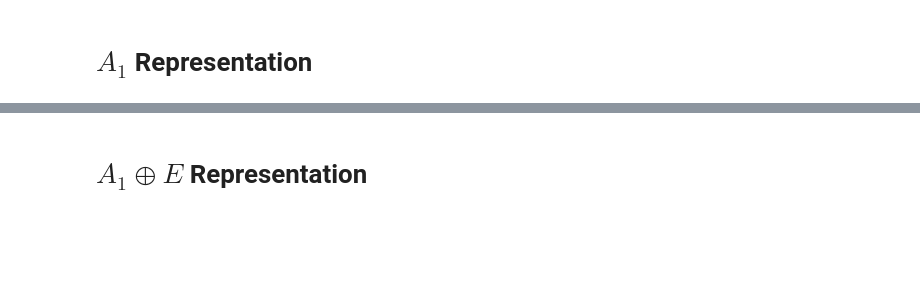
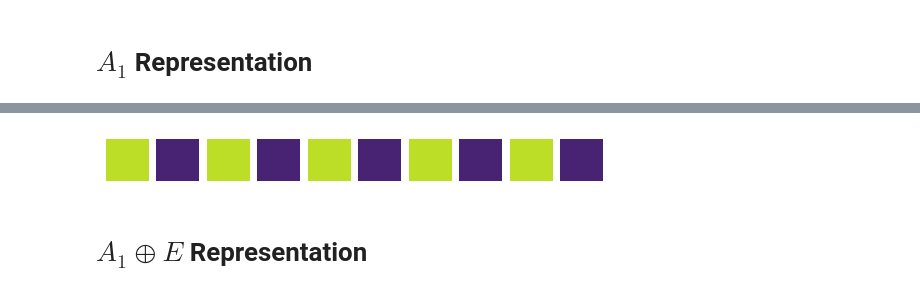
Before and after one commit to jshe2304/dlrg, a Jupyter notebook: train.ipynb, the cells around one changed output, grey strips where cells are left out. Saved outputs shown, nothing was run; the diff lists cells and outputs as text; code cells hidden in the pictures; blank space fills up the shorter version.

```diff
--- a/train.ipynb
+++ b/train.ipynb
@@ -54,3 +57,7 @@ fig.tight_layout()
+# %%
+coarse_a1.plot_samples(n=10, k=32)
+# %% [output]
+[figure, added]
 # %% [markdown]
 # $A_1 \oplus E$ Representation
 # %%
```
Also changed, not shown: parts of 9 cells of this notebook, 3 other files.
